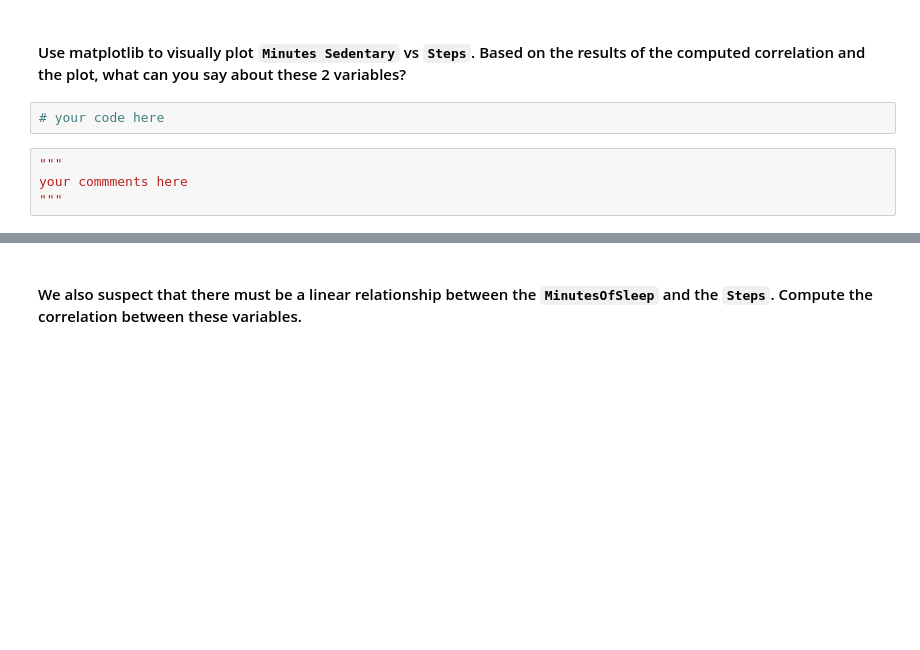
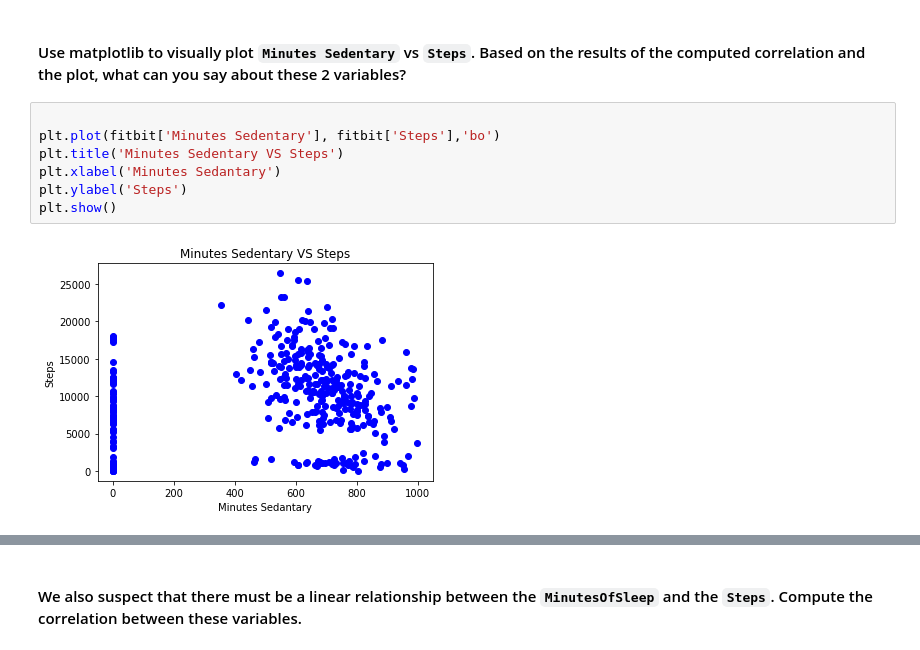
Before and after one commit to rubenmartinezlorente/lab-pivot-table-and-correlation, a Jupyter notebook: your_code/main.ipynb, the cells around one changed output, grey strips where cells are left out. Cells and saved outputs as stored; diff of their text form; blank space fills up the shorter version.

```diff
--- a/your_code/main.ipynb
+++ b/your_code/main.ipynb
@@ -173,8 +275,11 @@ your commments here
 # %% [markdown]
 #### Use matplotlib to visually plot `Minutes Sedentary` vs `Steps`. Based on the results of the computed correlation and the plot, what can you say about these 2 variables?
-# %%
-# your code here
-# %%
-"""
-your commments here
-"""
+# %%
+
+plt.plot(fitbit['Minutes Sedentary'], fitbit['Steps'],'bo')
+plt.title('Minutes Sedentary VS Steps')
+plt.xlabel('Minutes Sedantary')
+plt.ylabel('Steps')
+plt.show()
+# %% [output]
+[figure, added]
```
Also changed, not shown: parts of 55 cells of this notebook, 3 other files.
